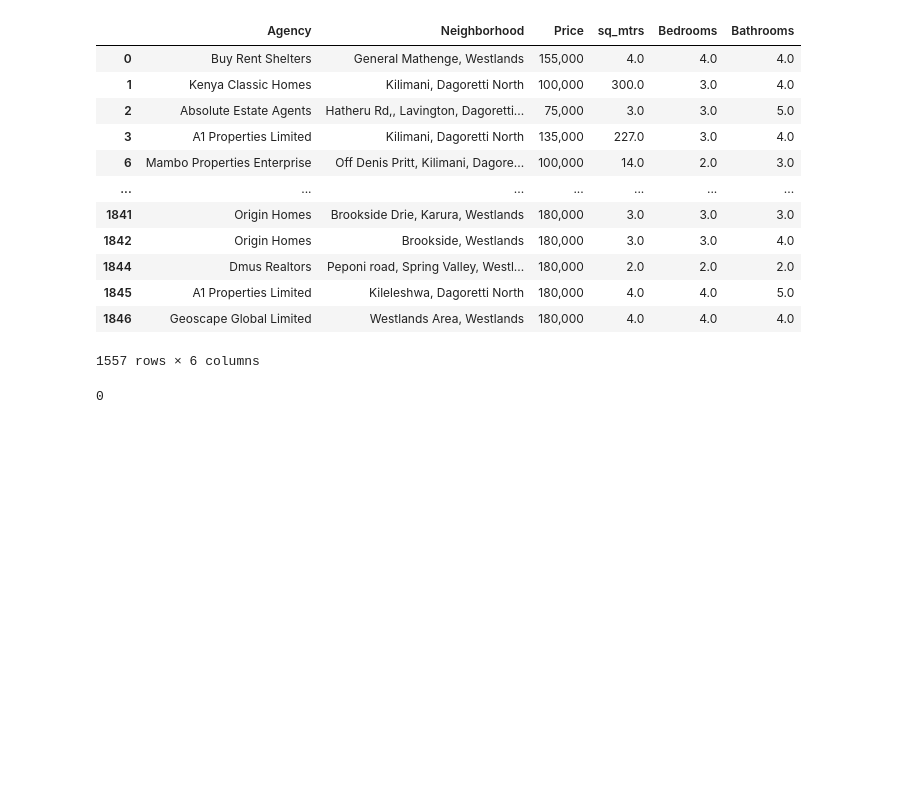
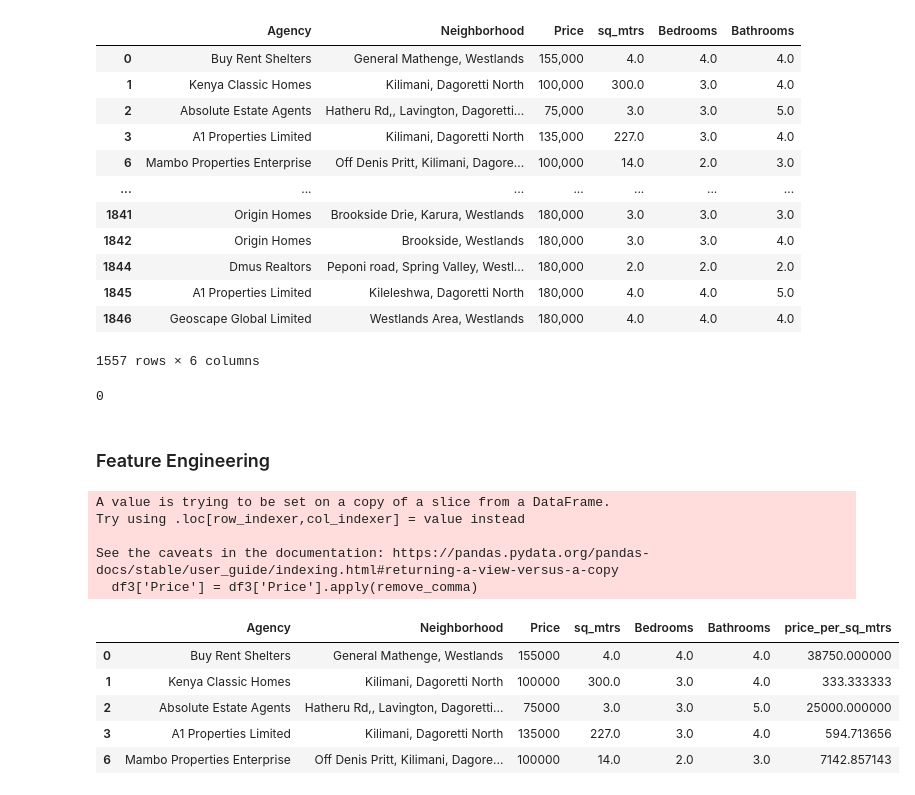
Before and after one commit to shadrack71/kenya_housing_real_estate_project_with_machine_learning, a Jupyter notebook: kenya_housing_real_estate_project.ipynb, the cells around one changed output. Cells and saved outputs as stored; diff of their text form; code cells hidden in the pictures; blank space fills up the shorter version.

Commit message:
Feature Engineering: working on the feature data and format

```diff
--- a/kenya_housing_real_estate_project.ipynb
+++ b/kenya_housing_real_estate_project.ipynb
@@ -301,3 +301,24 @@ See the caveats in the documentation: https://pandas.pydata.org/pandas-docs/stab
 df1.shape[0] - df2.shape[0]
 # %% [output]
 0
+# %% [markdown]
+###  Feature Engineering
+# %%
+def remove_comma(x):
+    return int(x.replace(",", ""))
+df3['Price'] = df3['Price'].apply(remove_comma)
+df4 = df3.copy()
+df4['price_per_sq_mtrs'] = df3['Price']/df3['sq_mtrs']
+df4.head()
+# %% [output]
+A value is trying to be set on a copy of a slice from a DataFrame.
+Try using .loc[row_indexer,col_indexer] = value instead
+
+See the caveats in the documentation: https://pandas.pydata.org/pandas-docs/stable/user_guide/indexing.html#returning-a-view-versus-a-copy
+  df3['Price'] = df3['Price'].apply(remove_comma)
+|  | Agency | Neighborhood | Price | sq_mtrs | Bedrooms | Bathrooms | price_per_sq_mtrs |
+| 0 | Buy Rent Shelters | General Mathenge, Westlands | 155000 | 4.0 | 4.0 | 4.0 | 38750.000000 |
+| 1 | Kenya Classic Homes | Kilimani, Dagoretti North | 100000 | 300.0 | 3.0 | 4.0 | 333.333333 |
+| 2 | Absolute Estate Agents | Hatheru Rd,, Lavington, Dagoretti... | 75000 | 3.0 | 3.0 | 5.0 | 25000.000000 |
+| 3 | A1 Properties Limited | Kilimani, Dagoretti North | 135000 | 227.0 | 3.0 | 4.0 | 594.713656 |
+| 6 | Mambo Properties Enterprise | Off Denis Pritt, Kilimani, Dagore... | 100000 | 14.0 | 2.0 | 3.0 | 7142.857143 |
```
Also changed, not shown: parts of 2 cells of this notebook.
